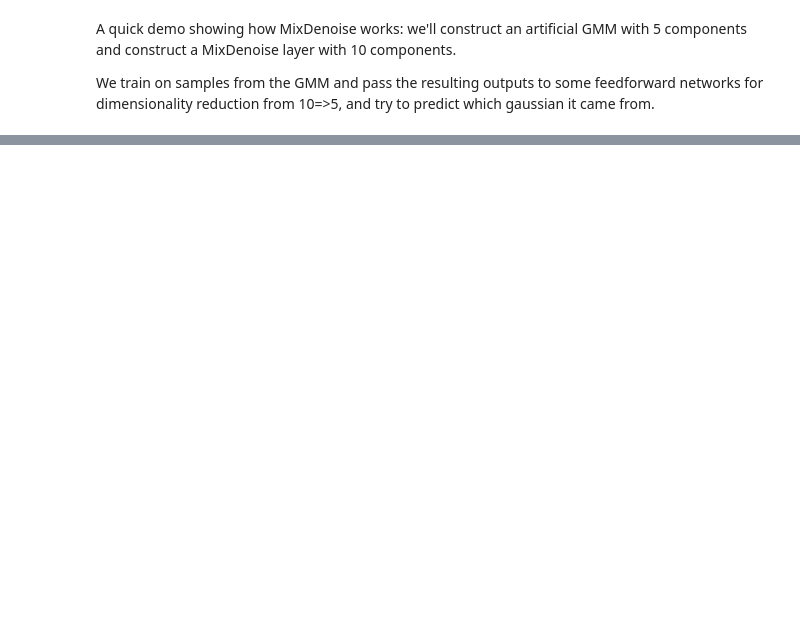
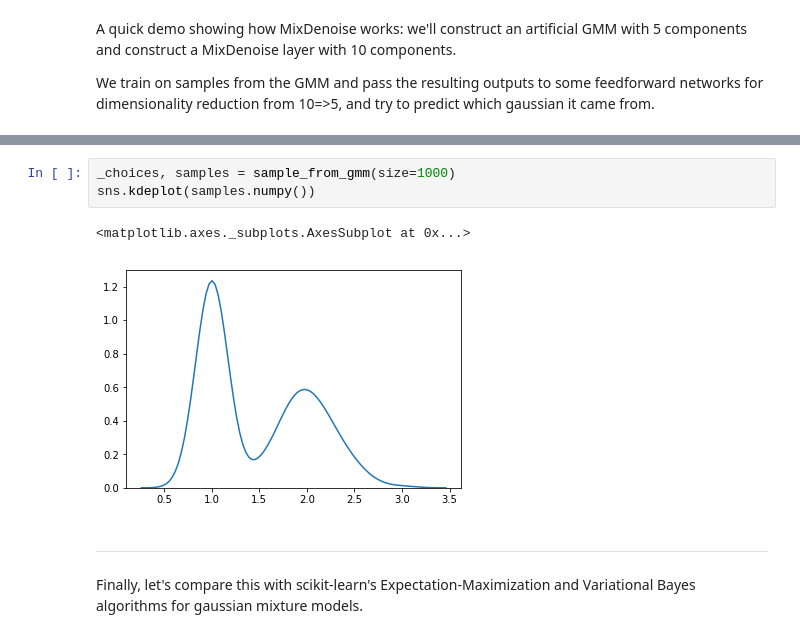
Before and after one commit to paultsw/mixdenoise, a Jupyter notebook: Demo.ipynb, the cells around one changed output, grey strips where cells are left out. Cells and saved outputs as stored; diff of their text form; blank space fills up the shorter version.

```diff
--- a/Demo.ipynb
+++ b/Demo.ipynb
@@ -73,0 +162,10 @@ def train():
+# %%
+_choices, samples = sample_from_gmm(size=1000)
+sns.kdeplot(samples.numpy())
+# %% [output]
+<matplotlib.axes._subplots.AxesSubplot at 0x...>
+[figure, added]
+# %% [markdown]
+- - -
+# %% [markdown]
+Finally, let's compare this with scikit-learn's Expectation-Maximization and Variational Bayes algorithms for gaussian mixture models.
```
Also changed, not shown: parts of 18 cells of this notebook.
